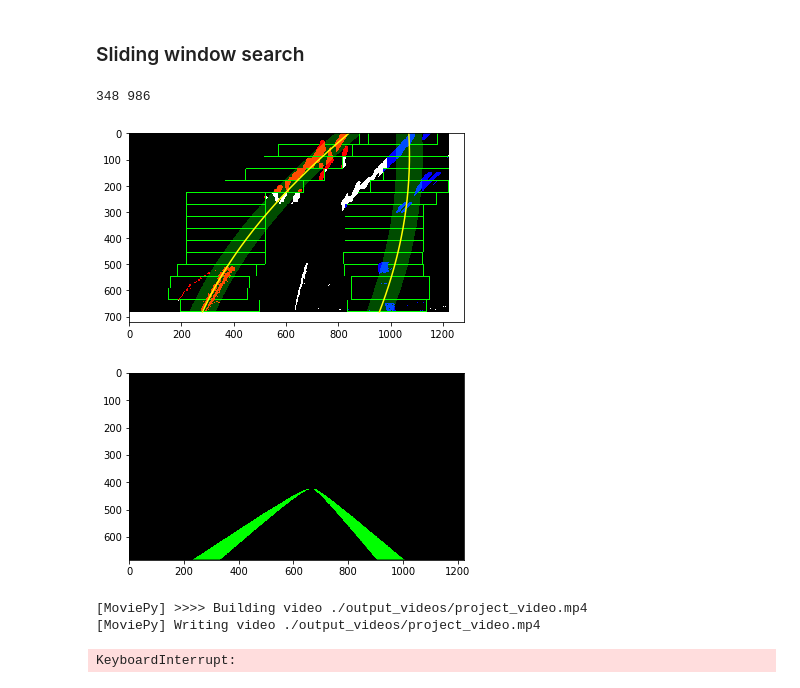
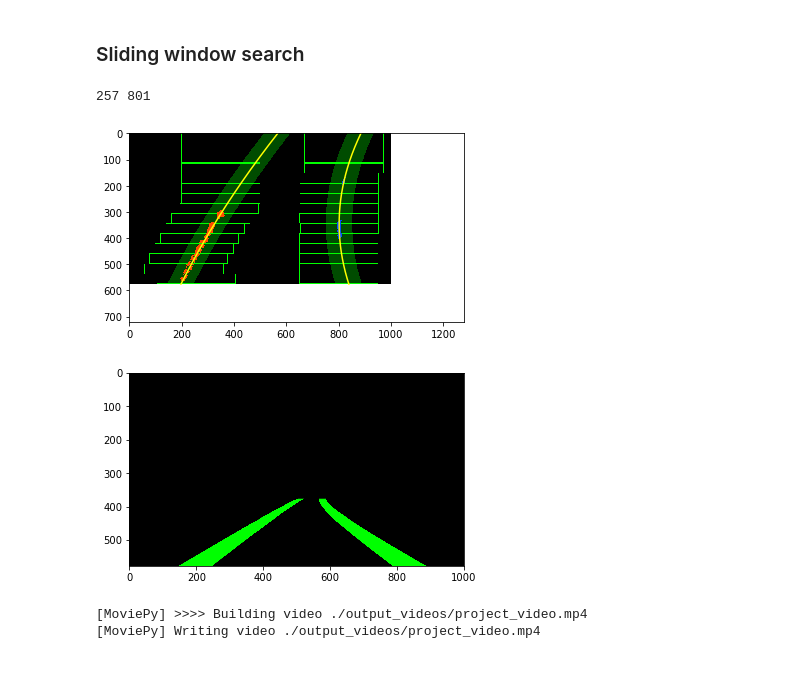
Before and after one commit to rahul1593/Advanced-Lane-Finding, a Jupyter notebook: Proto1.ipynb, the cells around one changed output. Cells and saved outputs as stored; diff of their text form; code cells hidden in the pictures.

```diff
--- a/Proto1.ipynb
+++ b/Proto1.ipynb
@@ -301,5 +311,5 @@ plt.show()
 # %%
-t_img = cv2.imread("./test_images/road31.jpg")
+t_img = cv2.imread("./test_images/test9.jpg")
 img = cv2.cvtColor(t_img, cv2.COLOR_BGR2RGB)
 plt.imshow(img)
 plt.show()
@@ -314,6 +324,8 @@ plt.show()
 # %%
 # Apply color thresholds
 cmimg = prepareImageMask(t_img)
+cmimg = gaussian_blur(cmimg, 5)
+cmimg[cmimg != 1] = 0
 plt.imshow(cmimg, cmap="gray")
 plt.show()
 # %% [output]
@@ -352,7 +363,7 @@ right_points = []  # points depicting right lane line
 
 out_img = np.dstack((warped, warped, warped))*255
 
-clx, crx = getHistogramPeakPositions(warped, warped_image.shape[0]*3//5, warped.shape[0]+1)
+clx, crx = getHistogramPeakPositions(warped, warped_image.shape[0]//3, warped.shape[0]+1)
 print(clx, crx)
 
 non_zero = warped.nonzero()
@@ -360,7 +371,7 @@ non_zero_y = np.array(non_zero[0])
 non_zero_x = np.array(non_zero[1])
 
 win_w = 150
-exp_points = 30
+exp_points = 50
 
 # Create empty lists to receive left and right lane pixel indices
 left_lane_inds = []
@@ -451,33 +462,33 @@ window_img = np.zeros_like(out_img)
 # Color in left and right line pixels
 out_img[non_zero_y[left_lane_inds], non_zero_x[left_lane_inds]] = [255, 0, 0]
 out_img[non_zero_y[right_lane_inds], non_zero_x[right_lane_inds]] = [0, 0, 255]
 
 # Generate a polygon to illustrate the search window area
 # And recast the x and y points into usable format for cv2.fillPoly()
 left_line_window1 = np.array([np.transpose(np.vstack([left_fitx-margin, ploty]))])
 left_line_window2 = np.array([np.flipud(np.transpose(np.vstack([left_fitx+margin,
                               ploty])))])
 left_line_pts = np.hstack((left_line_window1, left_line_window2))
 right_line_window1 = np.array([np.transpose(np.vstack([right_fitx-margin, ploty]))])
 right_line_window2 = np.array([np.flipud(np.transpose(np.vstack([right_fitx+margin,
                               ploty])))])
 right_line_pts = np.hstack((right_line_window1, right_line_window2))
 
 # Draw the lane onto the warped blank image
 cv2.fillPoly(window_img, np.int_([left_line_pts]), (0,255, 0))
 cv2.fillPoly(window_img, np.int_([right_line_pts]), (0,255, 0))
 result = cv2.addWeighted(out_img, 1, window_img, 0.3, 0)
 plt.imshow(result)
 plt.plot(left_fitx, ploty, color='yellow')
 plt.plot(right_fitx, ploty, color='yellow')
 plt.xlim(0, 1280)
 plt.ylim(720, 0)
 plt.show()
 
 unwarped = cv2.warpPerspective(window_img, rM, img_size, flags=cv2.INTER_LINEAR)
 plt.imshow(unwarped)
 plt.show()
 # %% [output]
-348 986
+257 801
-[figure, old version]
+[figure, new version]
-[figure, old version]
+[figure, new version]
@@ -684,10 +735,12 @@ def process_image(ip_img):
 # %%
 init_f = True  # after value exceeds 10, do not use init_process for processing
+p_cnt = 0
 M = None
 rM = None
 plx, prx = [], []
 left_fit = None
 right_fit = None
+color_mask = True
 output_vid = './output_videos/project_video.mp4'
 in_clip = VideoFileClip("project_video.mp4")
 
@@ -696,7 +749,6 @@ output_clip = in_clip.fl_image(process_image)
 # %% [output]
 [MoviePy] >>>> Building video ./output_videos/project_video.mp4
 [MoviePy] Writing video ./output_videos/project_video.mp4
-KeyboardInterrupt:
 # %%
 HTML("""
 <video style='width:960px;height:540px' controls>
```
Also changed, not shown: parts of 10 cells of this notebook, 1 other file.
